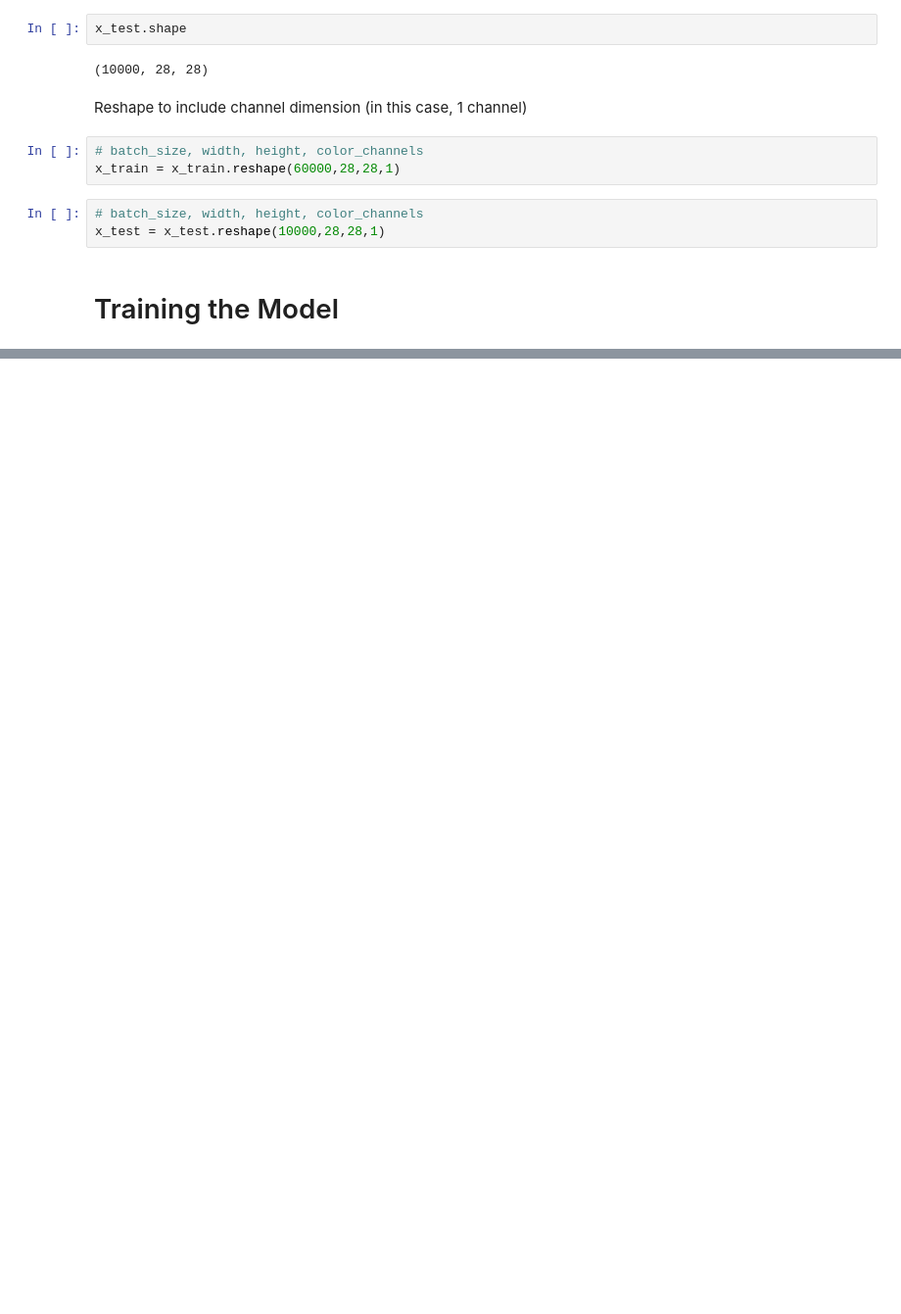
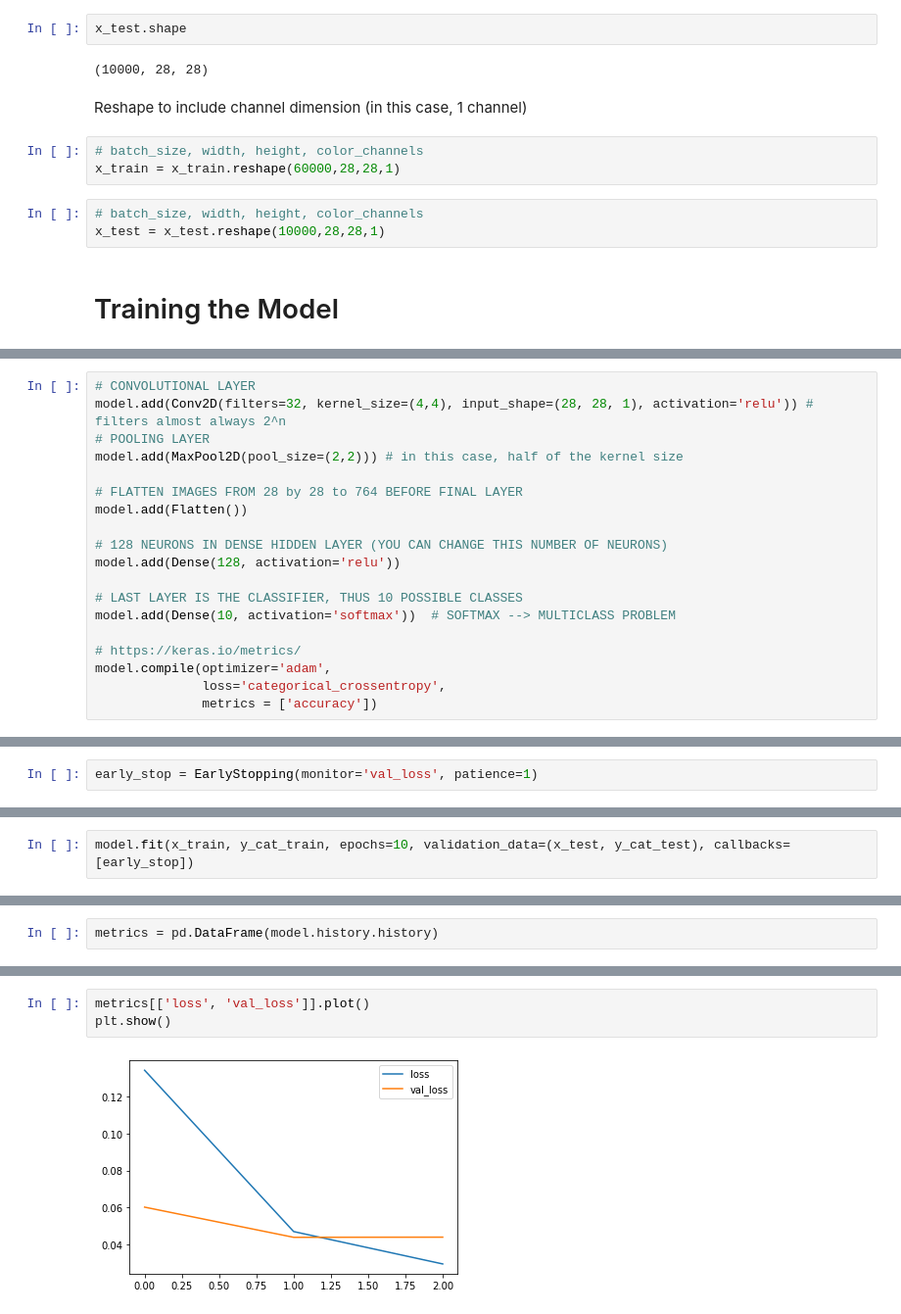
Before and after one commit to jordanfalcao/tensorflow2-deeplearning, a Jupyter notebook: 05-CNNs/01_Keras_CNN_MNIST.ipynb, the cells around one changed output, grey strips where cells are left out. Shown: that part at 98% size. Cells and saved outputs as stored; diff of their text form; blank space fills up the shorter version.

Commit message:
CNN - MNIST data - final update

```diff
--- a/05-CNNs/01_Keras_CNN_MNIST.ipynb
+++ b/05-CNNs/01_Keras_CNN_MNIST.ipynb
@@ -166,0 +172,19 @@ x_test = x_test.reshape(10000,28,28,1)
+# %%
+# CONVOLUTIONAL LAYER
+model.add(Conv2D(filters=32, kernel_size=(4,4), input_shape=(28, 28, 1), activation='relu')) # filters almost always 2^n
+# POOLING LAYER
+model.add(MaxPool2D(pool_size=(2,2))) # in this case, half of the kernel size
+
+# FLATTEN IMAGES FROM 28 by 28 to 764 BEFORE FINAL LAYER
+model.add(Flatten())
+
+# 128 NEURONS IN DENSE HIDDEN LAYER (YOU CAN CHANGE THIS NUMBER OF NEURONS)
+model.add(Dense(128, activation='relu'))
+
+# LAST LAYER IS THE CLASSIFIER, THUS 10 POSSIBLE CLASSES
+model.add(Dense(10, activation='softmax'))  # SOFTMAX --> MULTICLASS PROBLEM
+
+# https://keras.io/metrics/
+model.compile(optimizer='adam',
+              loss='categorical_crossentropy',
+              metrics = ['accuracy'])
@@ -166,0 +214,2 @@ x_test = x_test.reshape(10000,28,28,1)
+# %%
+early_stop = EarlyStopping(monitor='val_loss', patience=1)
@@ -166,0 +218,2 @@ x_test = x_test.reshape(10000,28,28,1)
+# %%
+model.fit(x_train, y_cat_train, epochs=10, validation_data=(x_test, y_cat_test), callbacks=[early_stop])
@@ -166,0 +234,2 @@ x_test = x_test.reshape(10000,28,28,1)
+# %%
+metrics = pd.DataFrame(model.history.history)
@@ -166,0 +243,5 @@ x_test = x_test.reshape(10000,28,28,1)
+# %%
+metrics[['loss', 'val_loss']].plot()
+plt.show()
+# %% [output]
+[figure, added]
```
Also changed, not shown: parts of 30 cells of this notebook, 1 other file.
